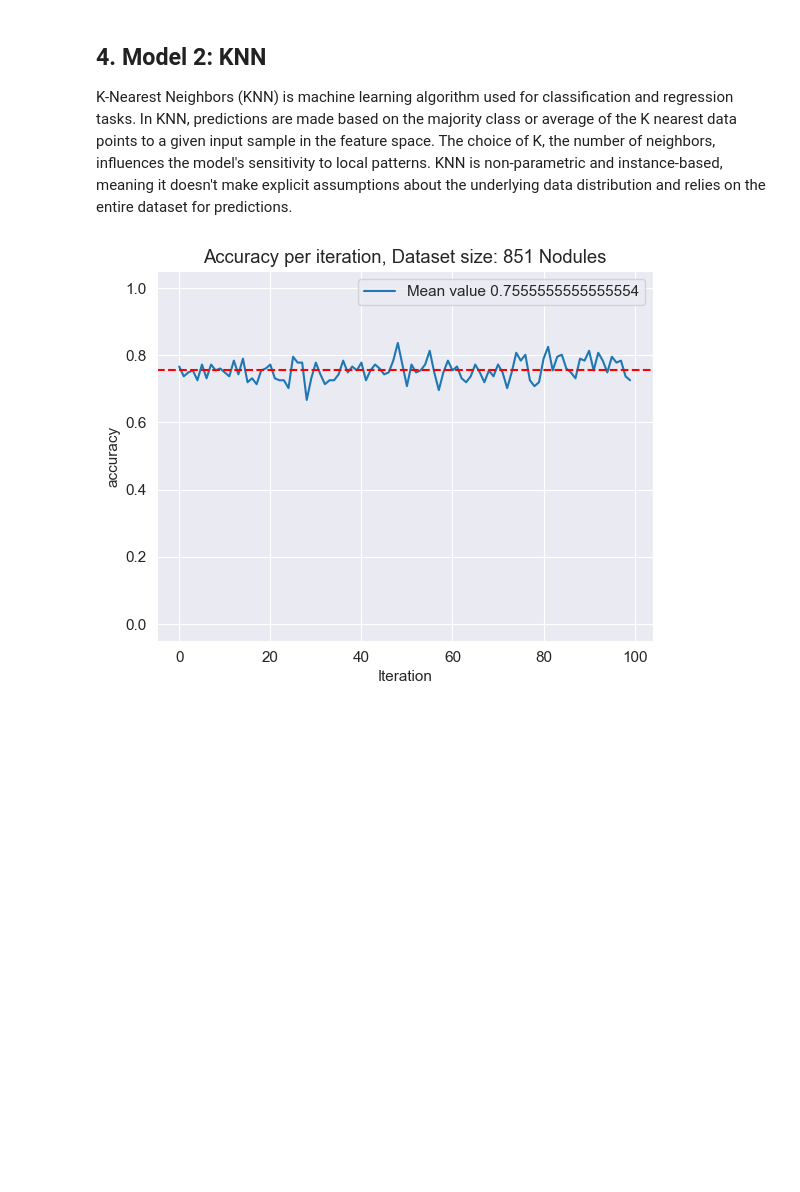
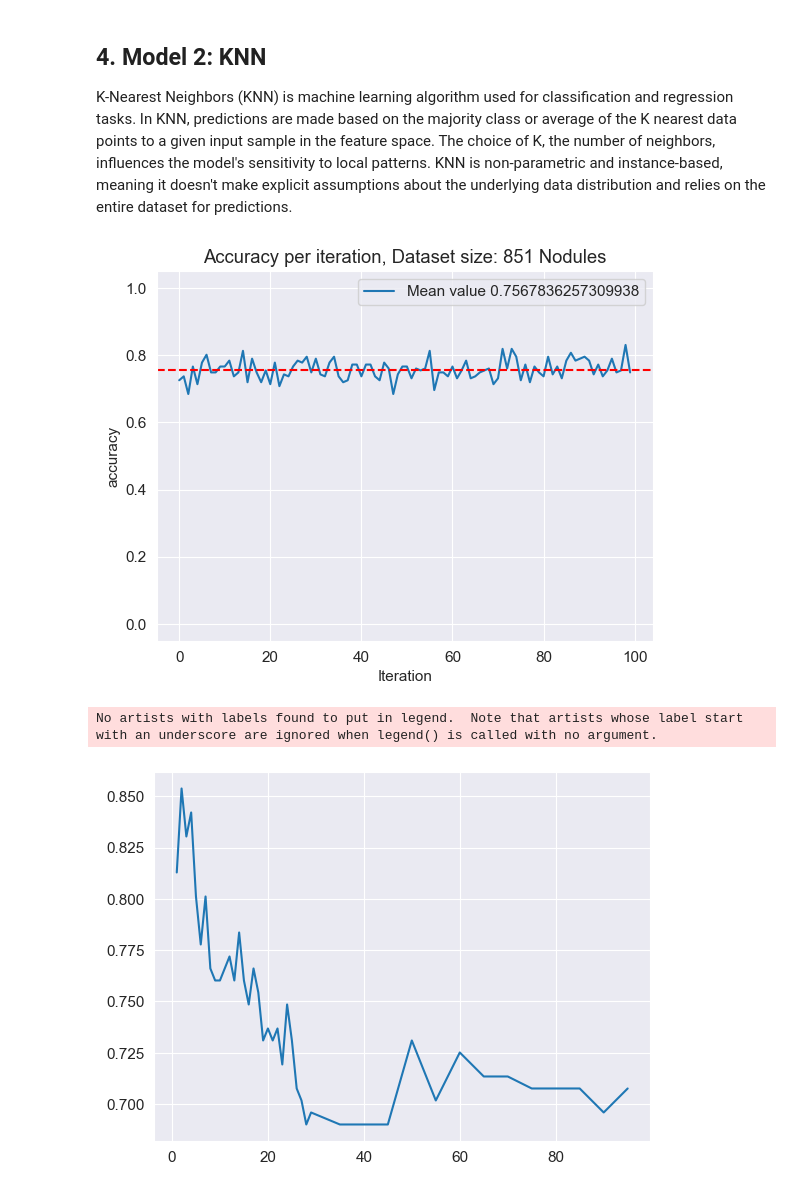
Before and after one commit to IA-DS-G4/LAB, a Jupyter notebook: pyradiomics/pyradiomics.ipynb, the cells around one changed output. Drawn from its saved outputs; the diff is of its cells as text; code cells hidden in the pictures; blank space fills up the shorter version.

```diff
--- a/pyradiomics/pyradiomics.ipynb
+++ b/pyradiomics/pyradiomics.ipynb
@@ -357,9 +360,9 @@ first_30 = np.arange(1,30,1)
 last = np.arange(35,100,5)
 feature_prop = np.append(first_30,last)
 test_size= 0.2
+n_neighbours=5
 # %%
-
-def KNN(X,Y,iterations, test_size,n_neighbours=5):
+def KNN(X,Y,iterations, test_size,n_neighbours):
     e = np.arange(0, iterations)
     acc_array = np.array([])
     model = KNeighborsClassifier(n_neighbors=n_neighbours)
@@ -383,34 +386,36 @@ def KNN(X,Y,iterations, test_size,n_neighbours=5):
     plt.title('Accuracy per iteration, ' + "Dataset size: " + str(len(X)) + ' Nodules')
     plt.legend()
     plt.xlabel('Iteration')
     plt.ylabel('accuracy')
     plt.ylim(-0.05, 1.05)
     plt.axhline(mean_acc, color='red', linestyle='dashed', label='Mean accuracy')
     plt.show()
 
-def feature_amount(X,Y, feature_prop,test_size=0.2,n_neighbours=5):
+def feature_amount(X,Y, feature_prop,test_size,n_neighbours):
     acc_array = []
     model =  KNeighborsClassifier(n_neighbours)
     for p in feature_prop:
         X_new, f_statistic, p_values = f_selection_Percentile(X_all,Y,p)
         X_train, X_test, y_train, y_test = train_test_split(X_new, Y, test_size=test_size, random_state=1)
         model.fit(X_train, y_train)
         predictions = model.predict(X_test)
         accuracy = accuracy_score(y_test, predictions)
         acc_array = np.append(acc_array, accuracy)
     #plotting
     max_acc = np.argmax(acc_array)
     best_perf = feature_prop[max_acc]
     plt.plot(feature_prop,acc_array, label='Best accuracy for: {}'.format(best_perf))
     plt.figure(figsize=(10, 5))  # width=10 inches, height=5 inches
     plt.legend()
     plt.title('Accuracy vs amount of features used')
     plt.ylim(0,1)
     plt.show()
 
-KNN(X,Y,100, test_size,n_neighbours=10)
-feature_amount(X,Y)
+KNN(X,Y,100, test_size,n_neighbors=10)
+feature_amount(X,Y,feature_prop)
 
 neighbours_test_set = np.arange(1,10)
 # %% [output]
-[figure, old version]
+[figure, new version]
+No artists with labels found to put in legend.  Note that artists whose label start with an underscore are ignored when legend() is called with no argument.
+[figure, added]
```
Also changed, not shown: parts of 3 cells of this notebook.
